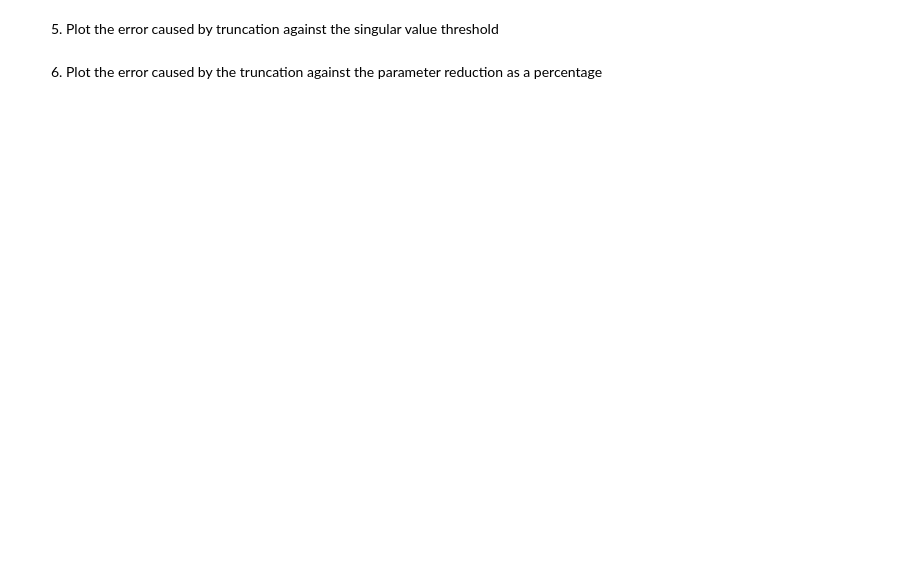
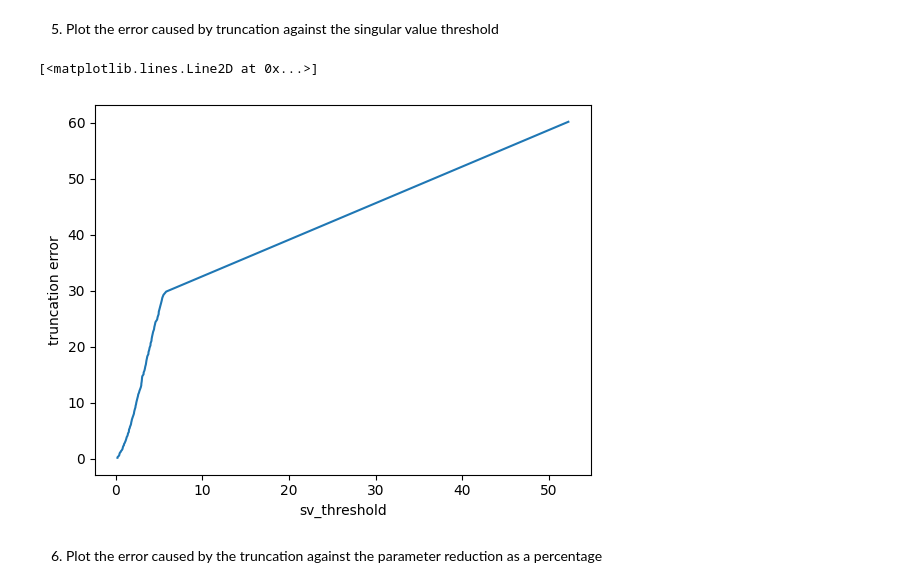
Before and after one commit to angusdunnett/epita_quantum, a Jupyter notebook: exercises/svd.ipynb, the cells around one changed output. Cells and saved outputs as stored; diff of their text form; code cells hidden in the pictures; blank space fills up the shorter version.

```diff
--- a/exercises/svd.ipynb
+++ b/exercises/svd.ipynb
@@ -16,4 +38,12 @@ M = np.random.rand(m, n)
 # %% [markdown]
 5. Plot the error caused by truncation against the singular value threshold
+# %%
+truncation_errors = np.sqrt(np.cumsum(s[::-1]**2))
+plt.ylabel("truncation error")
+plt.xlabel("sv_threshold")
+plt.plot(s[::-1], truncation_errors)
+# %% [output]
+[<matplotlib.lines.Line2D at 0x...>]
+[figure, added]
 # %% [markdown]
 6. Plot the error caused by the truncation against the parameter reduction as a percentage
```
Also changed, not shown: parts of 13 cells of this notebook, 5 other files.
